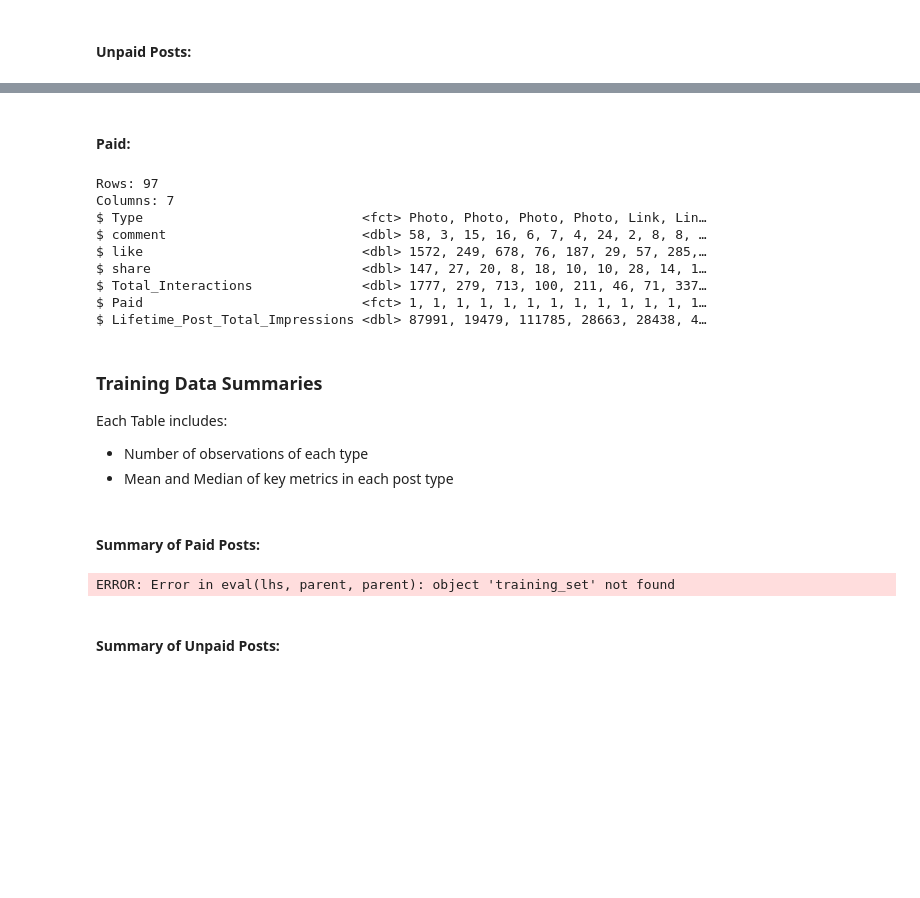
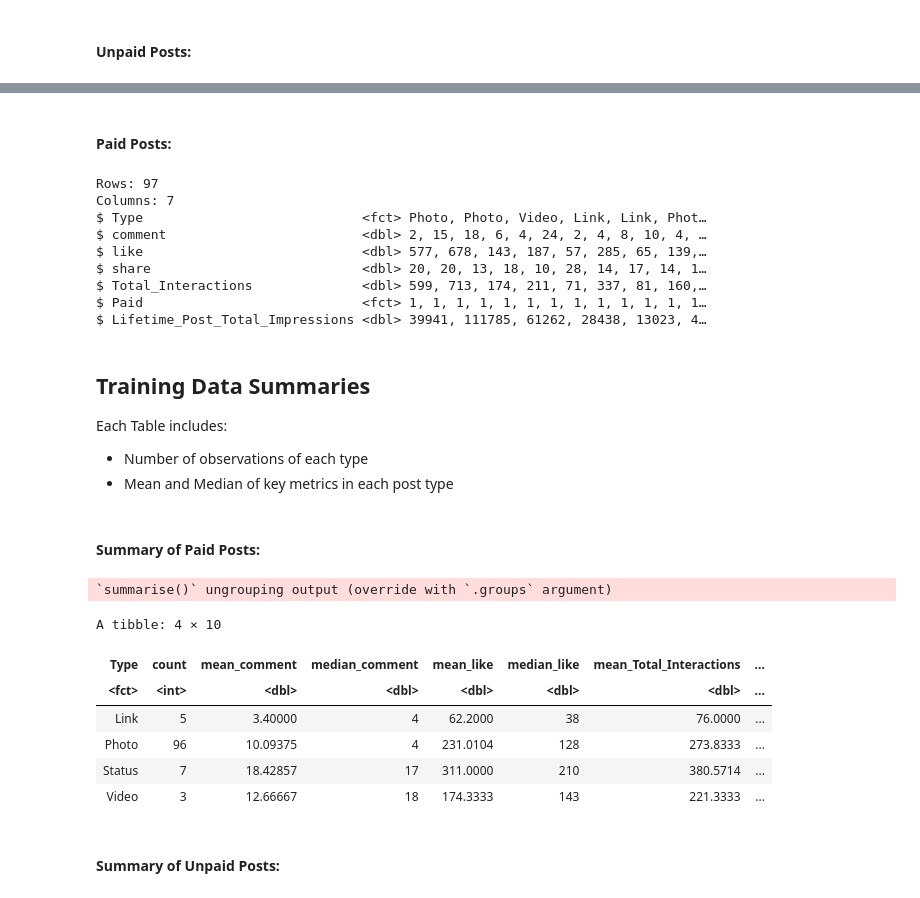
Before and after one commit to calamari99/Facebook-Post-Predictor, a Jupyter notebook: main.ipynb, the cells around one changed output, grey strips where cells are left out. Cells and saved outputs as stored; diff of their text form; code cells hidden in the pictures; blank space fills up the shorter version.

```diff
--- a/main.ipynb
+++ b/main.ipynb
@@ -208,11 +202,6 @@ $ Lifetime_Post_Total_Impressions <dbl> 5091, 19057, 4373, 20849, 8668, 42334…
 # %% [markdown]
-#### Paid:
+#### Paid Posts:
 # %%
-set.seed(99)
-
-partitionTrain = 0.8
-ratioTrainValidation = 7/8
-
 split <- sample.split(facebook_clean_paid$like, SplitRatio = partitionTrain)
 train_val_data_paid = subset(facebook_clean_paid, split == TRUE)
 test_set_paid = subset(facebook_clean_paid, split == FALSE)
@@ -225,35 +214,42 @@ glimpse(train_set_paid)
 # %% [output]
 Rows: 97
 Columns: 7
-$ Type                            <fct> Photo, Photo, Photo, Photo, Link, Lin…
-$ comment                         <dbl> 58, 3, 15, 16, 6, 7, 4, 24, 2, 8, 8, …
-$ like                            <dbl> 1572, 249, 678, 76, 187, 29, 57, 285,…
-$ share                           <dbl> 147, 27, 20, 8, 18, 10, 10, 28, 14, 1…
-$ Total_Interactions              <dbl> 1777, 279, 713, 100, 211, 46, 71, 337…
+$ Type                            <fct> Photo, Photo, Video, Link, Link, Phot…
+$ comment                         <dbl> 2, 15, 18, 6, 4, 24, 2, 4, 8, 10, 4, …
+$ like                            <dbl> 577, 678, 143, 187, 57, 285, 65, 139,…
+$ share                           <dbl> 20, 20, 13, 18, 10, 28, 14, 17, 14, 1…
+$ Total_Interactions              <dbl> 599, 713, 174, 211, 71, 337, 81, 160,…
 $ Paid                            <fct> 1, 1, 1, 1, 1, 1, 1, 1, 1, 1, 1, 1, 1…
-$ Lifetime_Post_Total_Impressions <dbl> 87991, 19479, 111785, 28663, 28438, 4…
+$ Lifetime_Post_Total_Impressions <dbl> 39941, 111785, 61262, 28438, 13023, 4…
 # %% [markdown]
-### Training Data Summaries
+## Training Data Summaries
 Each Table includes:
 - Number of observations of each type
 - Mean and Median of key metrics in each post type
 # %% [markdown]
 #### Summary of Paid Posts:
 # %%
-summ_train_df <- training_set %>% group_by(Type) %>%  summarise(
+summ_train_paid <- train_val_data_paid %>% group_by(Type) %>%  summarise(
     count = n(),
     mean_comment = mean(comment),
     median_comment = median(comment),
     mean_like = mean(like),
     median_like = median(like),
     mean_Total_Interactions = mean(Total_Interactions),
     median_Total_Interactions = median(Total_Interactions),
     mean_share = mean(share),
     median_share = median(share),
 )
-summ_train_df
+summ_train_paid
 # %% [output]
-ERROR: Error in eval(lhs, parent, parent): object 'training_set' not found
+`summarise()` ungrouping output (override with `.groups` argument)
+A tibble: 4 × 10
+| Type | count | mean_comment | median_comment | mean_like | median_like | mean_Total_Interactions | ... |
+| <fct> | <int> | <dbl> | <dbl> | <dbl> | <dbl> | <dbl> | ... |
+| Link | 5 | 3.40000 | 4 | 62.2000 | 38 | 76.0000 | ... |
+| Photo | 96 | 10.09375 | 4 | 231.0104 | 128 | 273.8333 | ... |
+| Status | 7 | 18.42857 | 17 | 311.0000 | 210 | 380.5714 | ... |
+| Video | 3 | 12.66667 | 18 | 174.3333 | 143 | 221.3333 | ... |
 # %% [markdown]
 #### Summary of Unpaid Posts:
 # %%
```
Also changed, not shown: parts of 18 cells of this notebook.
